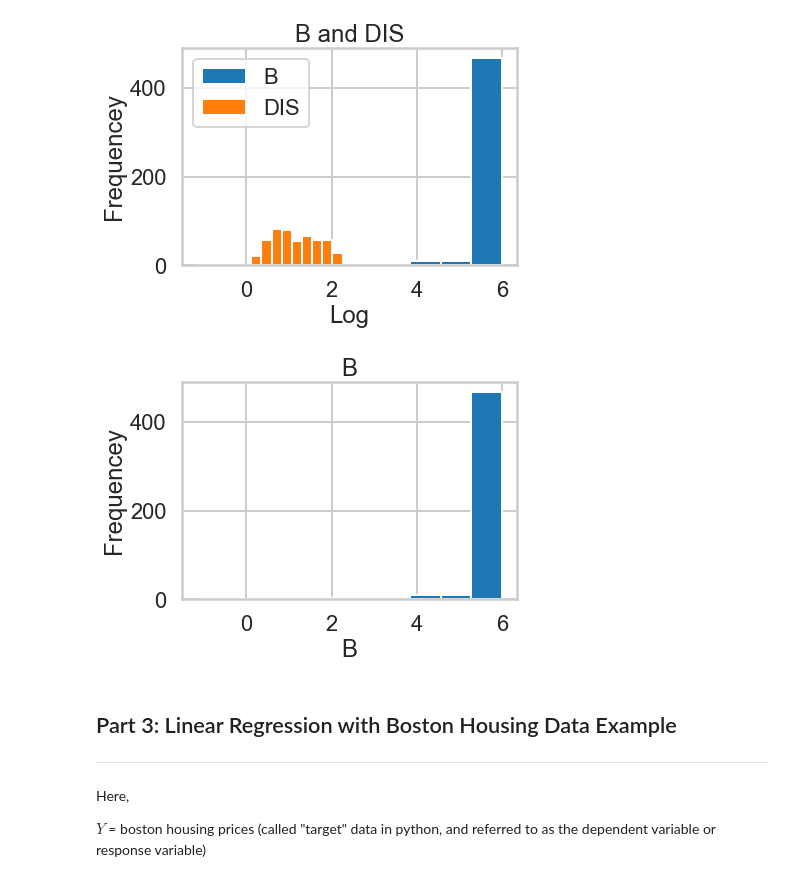
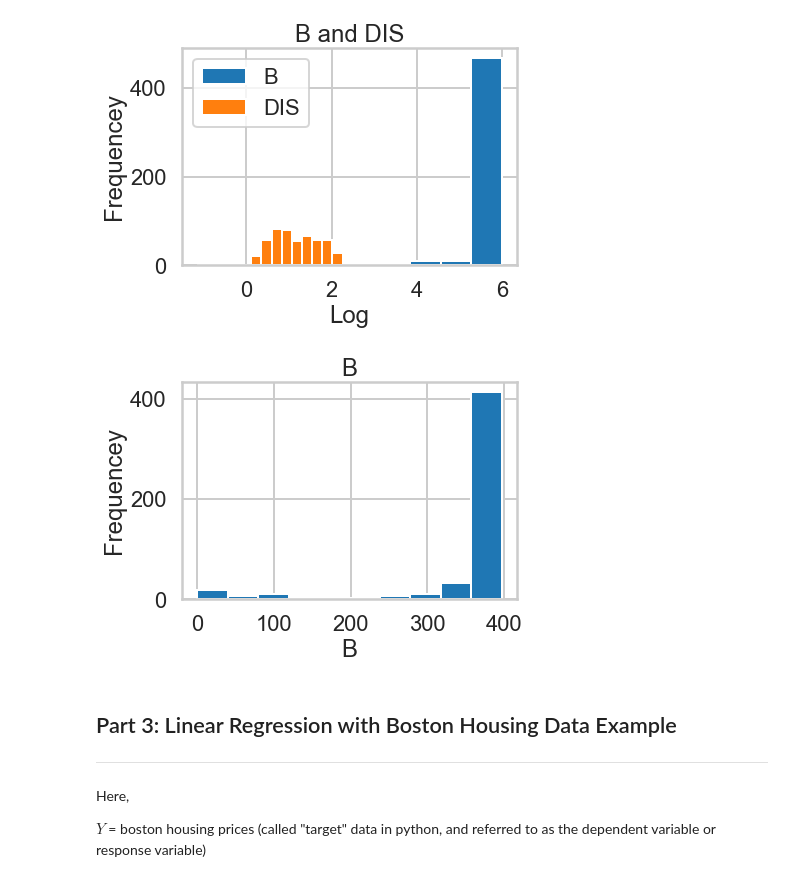
Before and after one commit to JayWang64/SpringboardDS, a Jupyter notebook: 10.1.5 - Regression/Mini_Project_Linear_Regression_jh.ipynb, the cells around one changed output. Saved outputs shown, nothing was run; the diff lists cells and outputs as text; code cells hidden in the pictures.

```diff
--- a/10.1.5 - Regression/Mini_Project_Linear_Regression_jh.ipynb
+++ b/10.1.5 - Regression/Mini_Project_Linear_Regression_jh.ipynb
@@ -433,16 +436,17 @@ plt.show()
 # %% [output]
 [figure]
 # %%
-x1 = np.log(bos.B)
+# x1 = np.log(bos.B)
+x1 = bos.B
 
 plt.hist(x1)
 
 plt.title("B")
 plt.xlabel("B")
 plt.ylabel("Frequencey")
 plt.show()
 # %% [output]
-[figure, old version]
+[figure, new version]
 # %% [markdown]
 ## Part 3: Linear Regression with Boston Housing Data Example
 ***
```
Also changed, not shown: parts of 20 cells of this notebook.
